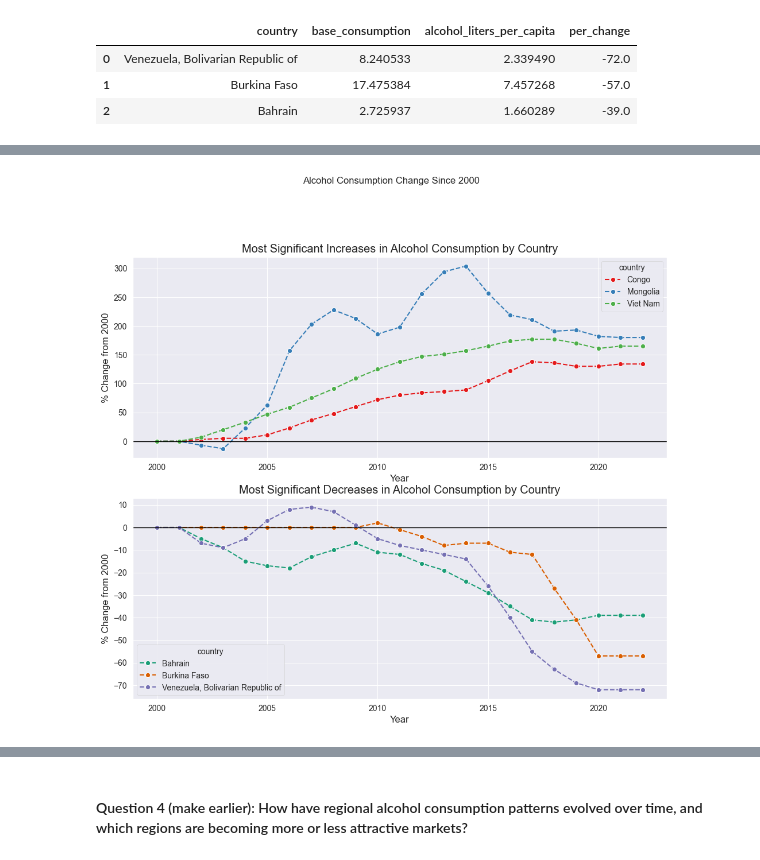
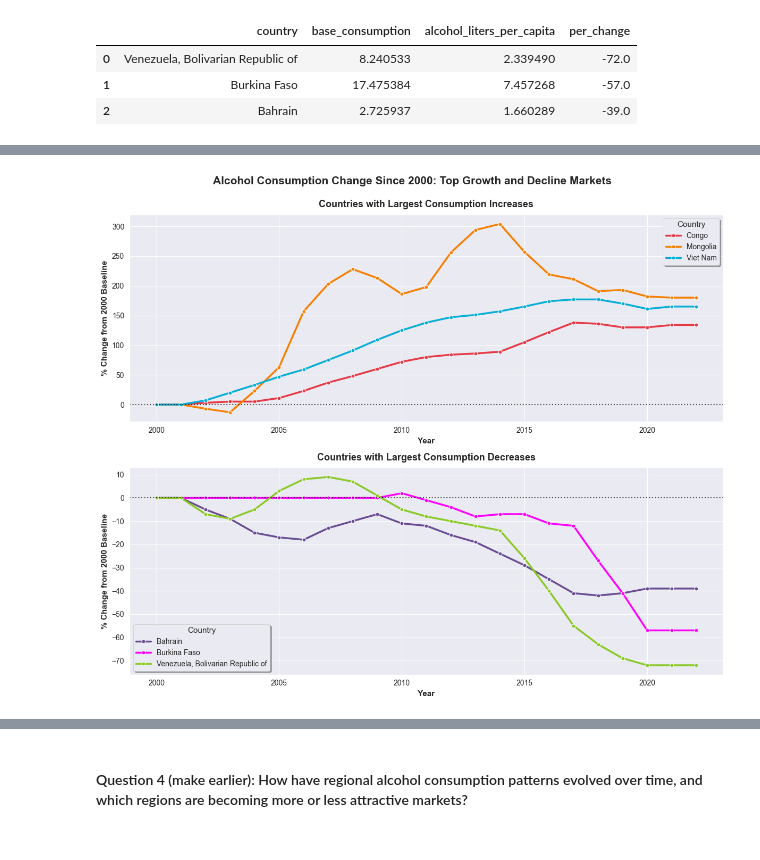
Before and after one commit to Huang-Hao-Gao/global-alcohol-consumption-analysis, a Jupyter notebook: analysis.ipynb, the cells around one changed output, grey strips where cells are left out. Cells and saved outputs as stored; diff of their text form; code cells hidden in the pictures.

Commit message:
add comments and better visualisations for q1 q2 and q3

```diff
--- a/analysis.ipynb
+++ b/analysis.ipynb
@@ -178,14 +207,15 @@ biggest_increases
 | 1 | Viet Nam | 4.046239 | 10.715408 | 165.0 |
 | 2 | Congo | 2.718459 | 6.351449 | 134.0 |
 # %%
+# Identify countries with largest consumption decreases
 biggest_decreases = (
     mdf_2000
-    [mdf_2000["year_x"] == 2022]
+    [mdf_2000["year"] == 2022]
     .sort_values(by="per_change", ascending=True)
-    .reset_index()
     .head(x_biggest_changes)
+    .reset_index(drop=True)
     [["country", "base_consumption", "alcohol_liters_per_capita", "per_change"]]
- )
+)
 
 biggest_decreases
 # %% [output]
@@ -202,10 +226,7 @@ For instance:
 # %%
-#Plotting
-#filter mdf_2000 to only contain the countries within biggest_increses and biggest_decreases
+# Prepare data for visualisation by filtering to only include identified countries
+inc_x = mdf_2000[mdf_2000["country"].isin(biggest_increases["country"])].copy()
+inc_x.sort_values(by=["country", "year"], inplace=True)
 
-inc_x = mdf_2000[mdf_2000["country"].isin(biggest_increases["country"])]
-inc_x.sort_values(by=["country", "year_x"], inplace=True)
-
-dec_x = mdf_2000[mdf_2000["country"].isin(biggest_decreases["country"])]
-dec_x.sort_values(by=["country", "year_x"], inplace=True)
-dec_x.head(5)
+dec_x = mdf_2000[mdf_2000["country"].isin(biggest_decreases["country"])].copy()
+dec_x.sort_values(by=["country", "year"], inplace=True)
@@ -220,54 +233,55 @@ dec_x.head(5)
 # %%
 sns.set_style("darkgrid")
+fig, axes = plt.subplots(nrows=2, ncols=1, figsize=(12, 10))
 
-fig, axes = plt.subplots(nrows=2, ncols=1, figsize=(12,10))
+# Plot largest increases
 sns.lineplot(
     data=inc_x,
     y="per_change",
-    x="year_x",
+    x="year",
     hue="country",
     ax=axes[0],
-    palette="Set1",
-    linestyle="--",
-    marker="o" # show dots at each year
-
+    palette=["#E63946", "#F77F00", "#06AED5"],
+    linewidth=2.5,
+    marker="o",
+    markersize=5
 )
 
+# Plot largest decreases
 sns.lineplot(
     data=dec_x,
     y="per_change",
-    x="year_x",
+    x="year",
     hue="country",
     ax=axes[1],
-    palette="Dark2",
-    linestyle="--",#
-    marker="o" # show dots at each year
+    palette=["#6A4C93", "#FF00FF", "#8AC926"],
+    linewidth=2.5,
+    marker="o",
+    markersize=5
 )
 
+# Add reference line at 0% change
+axes[0].axhline(0, color="black", linewidth=1.5, linestyle=":", alpha=0.7)
+axes[1].axhline(0, color="black", linewidth=1.5, linestyle=":", alpha=0.7)
 
-axes[0].axhline(0, color="black", linewidth=1)
-axes[1].axhline(0, color="black", linewidth=1)
+# Format subplots
+axes[0].set_title("Countries with Largest Consumption Increases", fontsize=13, fontweight='bold', pad=10)
+axes[1].set_title("Countries with Largest Consumption Decreases", fontsize=13, fontweight='bold', pad=10)
 
-axes[0].set_title("Most Significant Increases in Alcohol Consumption by Country")
-axes[1].set_title("Most Significant Decreases in Alcohol Consumption by Country")
+axes[0].set_xlabel("Year", fontsize=11, fontweight='bold')
+axes[0].set_ylabel("% Change from 2000 Baseline", fontsize=11, fontweight='bold')
+axes[1].set_xlabel("Year", fontsize=11, fontweight='bold')
+axes[1].set_ylabel("% Change from 2000 Baseline", fontsize=11, fontweight='bold')
 
-fig.suptitle("Alcohol Consumption Change Since 2000", y=1.02)
+# Position legends outside plots
+axes[0].legend(title="Country", fontsize=10, title_fontsize=11, frameon=True, shadow=True)
+axes[1].legend(title="Country", fontsize=10, title_fontsize=11, frameon=True, shadow=True)
 
+# Add overall title
+fig.suptitle("Alcohol Consumption Change Since 2000: Top Growth and Decline Markets",
+             fontsize=15, fontweight='bold', y=0.995)
 
-
-biggest_labels = ["Year", "% Change from 2000"]
-axes[0].set_xlabel(biggest_labels[0])
-axes[0].set_ylabel(biggest_labels[1])
-axes[1].set_xlabel(biggest_labels[0])
-axes[1].set_ylabel(biggest_labels[1])
-
-#optional legend styling
-    # for ax in axes:
-    #     ax.legend(loc="center left", bbox_to_anchor=(1.02, 0.5), frameon=False)
-    # Adjust subplot spacing within the figure:
-    # rect=(left, bottom, right, top) are fractions of the figure size (0 to 1).
-    # Here we shrink the usable plotting area to 82% width (right=0.82) to leave space for the legends.
-    # fig.tight_layout(rect=(0, 1, 1, 1))
+plt.tight_layout()
 plt.show()
 # %% [output]
-[figure, old version]
+[figure, new version]
```
Also changed, not shown: parts of 34 cells of this notebook.
